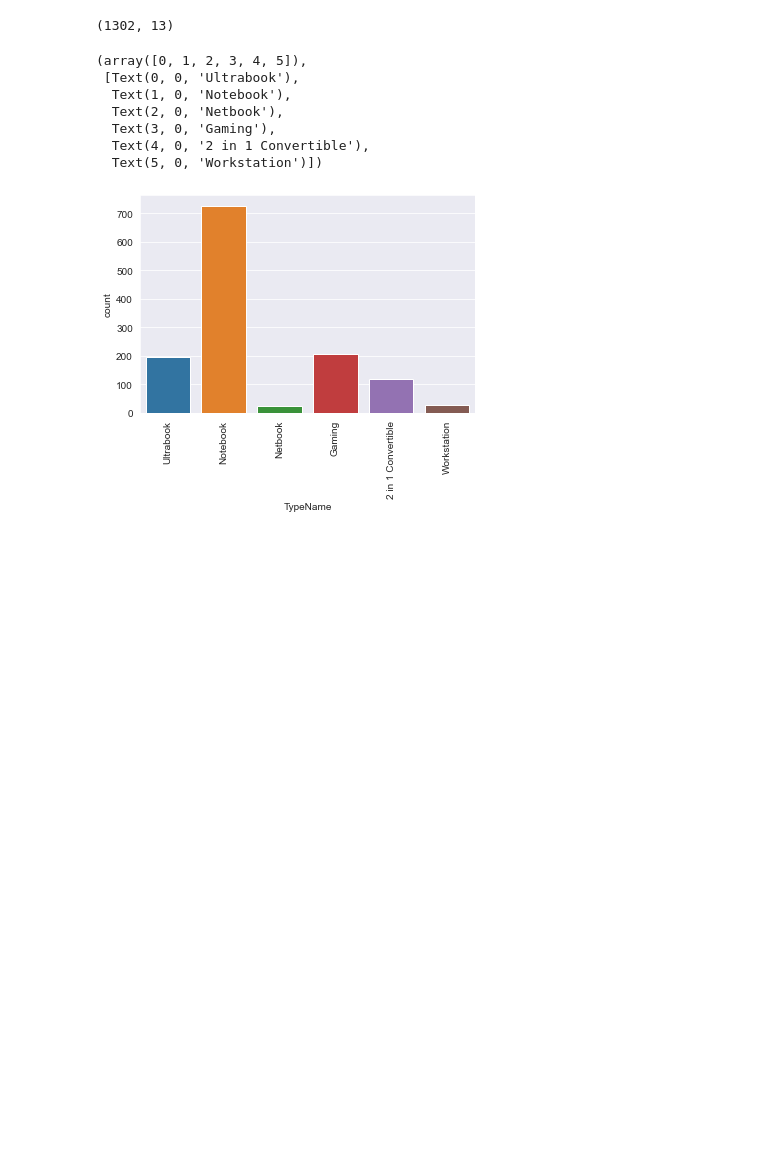
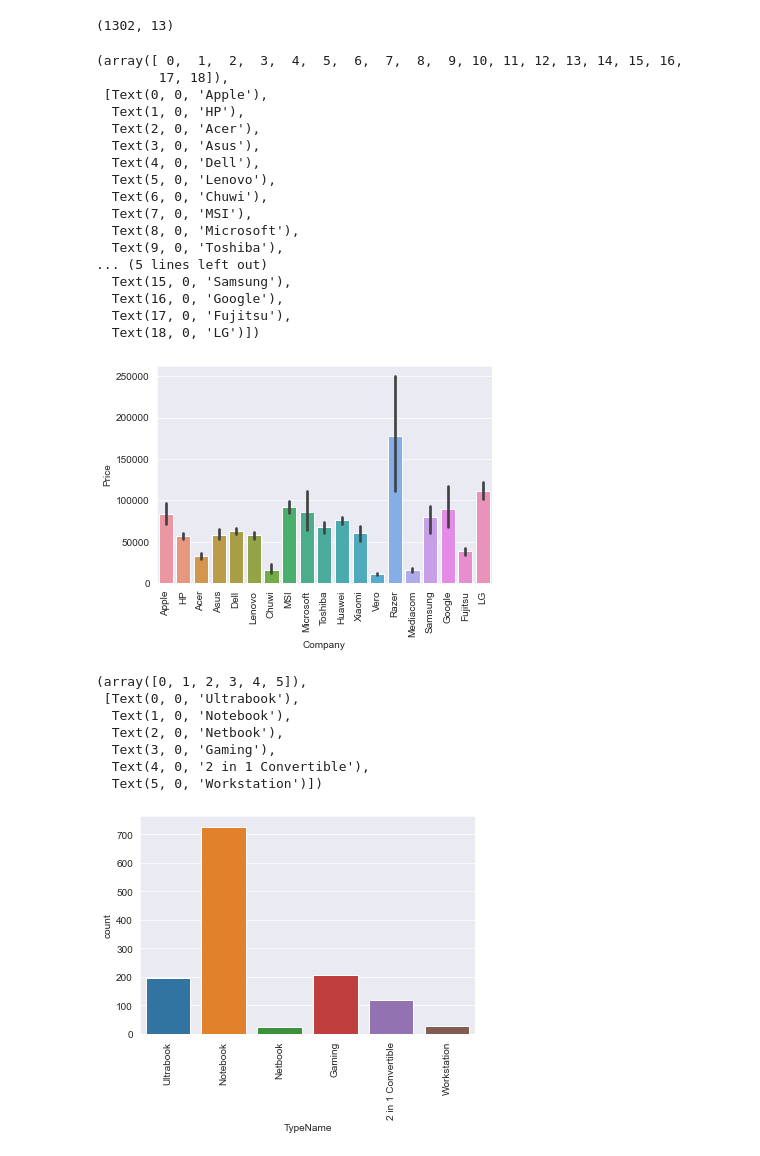
Before and after one commit to SalithaEkanayaka123/ML_Assignment2_IT19121048_IT19086408_IT19099514_IT19104690-1, a Jupyter notebook: Model/Sample-Random-Forest-Model.ipynb, the cells around one changed output. Cells and saved outputs as stored; diff of their text form; code cells hidden in the pictures; blank space fills up the shorter version.

```diff
--- a/Model/Sample-Random-Forest-Model.ipynb
+++ b/Model/Sample-Random-Forest-Model.ipynb
@@ -18,6 +18,28 @@ df.head()
 df.shape
 # %% [output]
 (1302, 13)
+# %%
+sn.barplot(x = df['Company'],y = df['Price'])
+plt.xticks(rotation = 'vertical')
+# %% [output]
+(array([ 0,  1,  2,  3,  4,  5,  6,  7,  8,  9, 10, 11, 12, 13, 14, 15, 16,
+        17, 18]),
+ [Text(0, 0, 'Apple'),
+  Text(1, 0, 'HP'),
+  Text(2, 0, 'Acer'),
+  Text(3, 0, 'Asus'),
+  Text(4, 0, 'Dell'),
+  Text(5, 0, 'Lenovo'),
+  Text(6, 0, 'Chuwi'),
+  Text(7, 0, 'MSI'),
+  Text(8, 0, 'Microsoft'),
+  Text(9, 0, 'Toshiba'),
+... (5 lines left out)
+  Text(15, 0, 'Samsung'),
+  Text(16, 0, 'Google'),
+  Text(17, 0, 'Fujitsu'),
+  Text(18, 0, 'LG')])
+[figure, added]
 # %%
 sn.countplot(df['TypeName'])
 plt.xticks(rotation = 'vertical')
```
Also changed, not shown: parts of 7 cells of this notebook.
